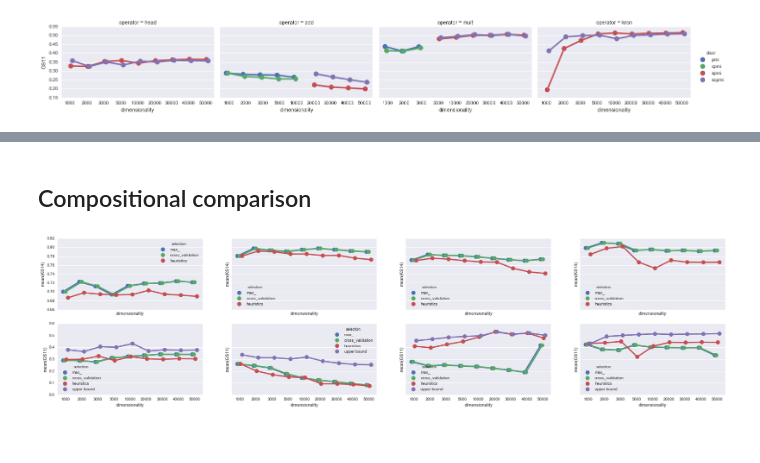
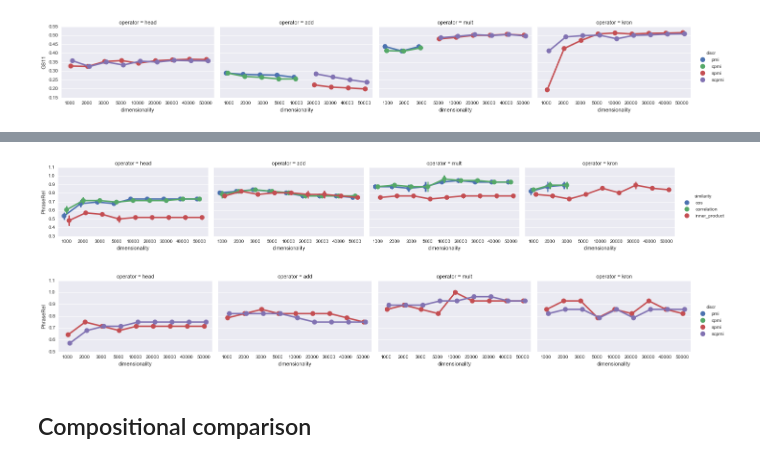
Before and after one commit to dimazest/thesis, a Jupyter notebook: supplement/parameter-selection.ipynb, the cells around one changed output, grey strips where cells are left out. Drawn from its saved outputs; the diff is of its cells as text; code cells hidden in the pictures.

```diff
--- a/supplement/parameter-selection.ipynb
+++ b/supplement/parameter-selection.ipynb
@@ -1201,0 +1249,15 @@ t.plot_selection(
+# %%
+assert feature_ablation_phraserel.index[3] == 'freq'
+
+r = heuristics_selection_collection_phraserel[1]
+
+heuristics_selection_collection_phraserel[2] =  r.loc[
+    (~((r['operator'] == 'head')) | ((r['freq'] == 'n'))) &
+    (~((r['operator'] == 'add')) | ((r['freq'] == '1'))) &
+    (~((r['operator'] == 'mult')) | ((r['freq'] == 'logn'))) &
+
+    (~(((r['operator'] == 'kron') & (r['dimensionality'] < 5000))) | ((r['freq'] == 'logn'))) &
+    (~(((r['operator'] == 'kron') & (r['dimensionality'] >= 5000))) | ((r['freq'] == '1'))) &
+
+    True
+]
@@ -1201,0 +1266,4 @@ t.plot_selection(
+# %%
+t.plot_interaction(heuristics_selection_collection_phraserel[2], feature_ablation_phraserel.index[5], 'PhraseRel')
+# %% [output]
+[figure, added]
@@ -1201,0 +1289,4 @@ t.plot_selection(
+# %%
+t.plot_interaction(heuristics_selection_collection_phraserel[3], feature_ablation_phraserel.index[6], 'PhraseRel')
+# %% [output]
+[figure, added]
@@ -1202,33 +1314,31 @@ t.plot_selection(
 # %% [markdown]
 ## Compositional comparison
 # %%
-f, axarr = plt.subplots(2, 4, sharex=True, sharey='row', figsize=(15 * 2, 7))
+# f, axarr = plt.subplots(2, 4, sharex=True, sharey='row', figsize=(15 * 2, 7))
 
-for n, operator in enumerate(('head', 'add', 'mult', 'kron')):
-    t.plot_parameter_selection_comparison(
-        [
-            max_selection_ks14,
-            cross_validation_selection_ks14,
-            heuristics_selection_ks14,
-        ],
-        'KS14',
-        ax=axarr[0, n],
-        operator=operator,
-    )
+# for n, operator in enumerate(('head', 'add', 'mult', 'kron')):
+#     t.plot_parameter_selection_comparison(
+#         [
+#             max_selection_ks14,
+#             cross_validation_selection_ks14,
+#             heuristics_selection_ks14,
+#         ],
+#         'KS14',
+#         ax=axarr[0, n],
+#         operator=operator,
+#     )
 
-    t.plot_parameter_selection_comparison(
-        [
-            max_selection_ks14,
-            cross_validation_selection_ks14,
-            heuristics_selection_ks14,
+#     t.plot_parameter_selection_comparison(
+#         [
+#             max_selection_ks14,
+#             cross_validation_selection_ks14,
+#             heuristics_selection_ks14,
 
-            max_selection_gs11.assign(selection='upper bound')
-        ],
-        'KS14',
-        'GS11',
-        ax=axarr[1, n],
-        operator=operator,
-    )
+#             max_selection_gs11.assign(selection='upper bound')
+#         ],
+#         'KS14',
+#         'GS11',
+#         ax=axarr[1, n],
+#         operator=operator,
+#     )
-# %% [output]
-[figure, removed]
 # %%
```
Also changed, not shown: parts of 35 cells of this notebook, 6 other files.
